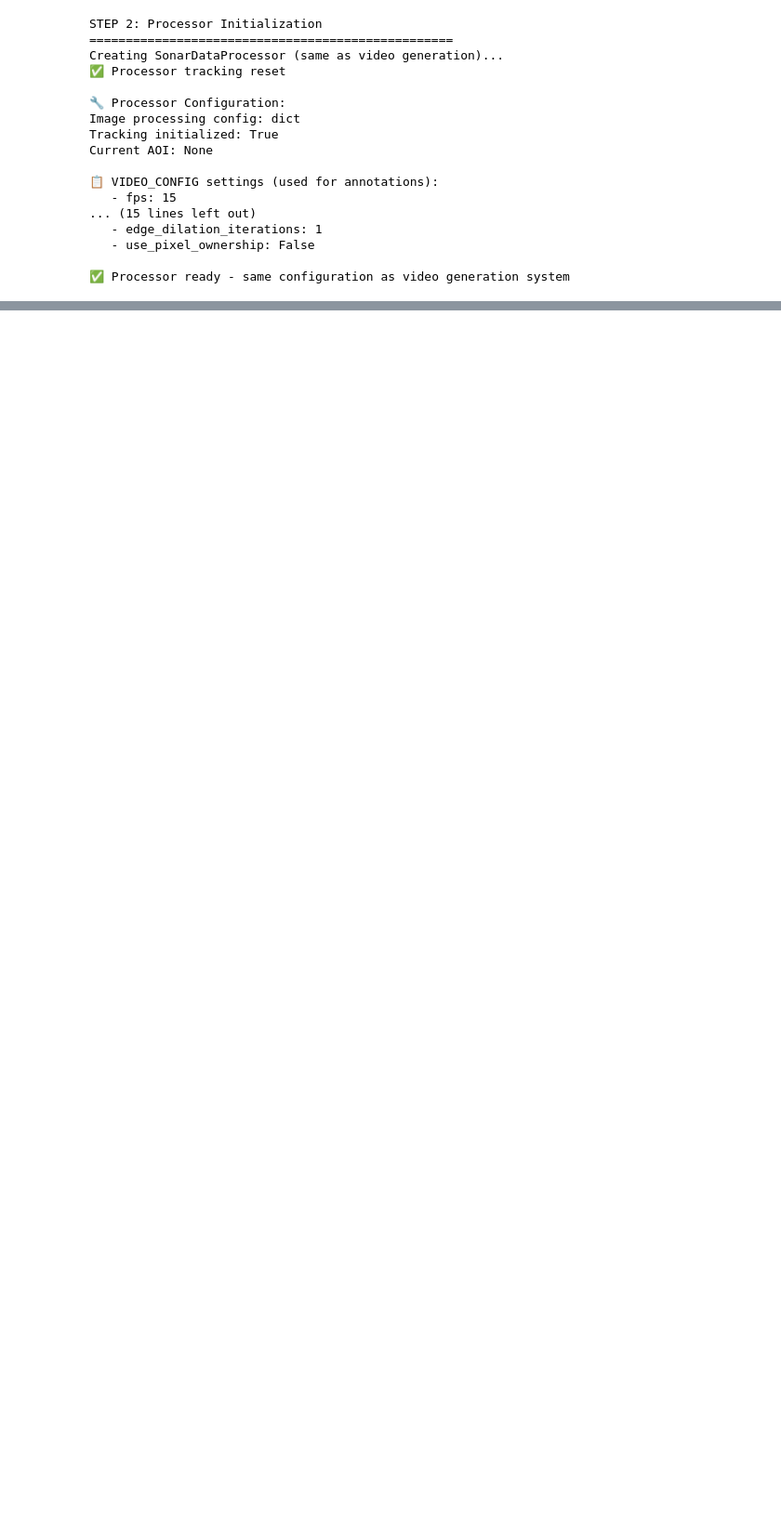
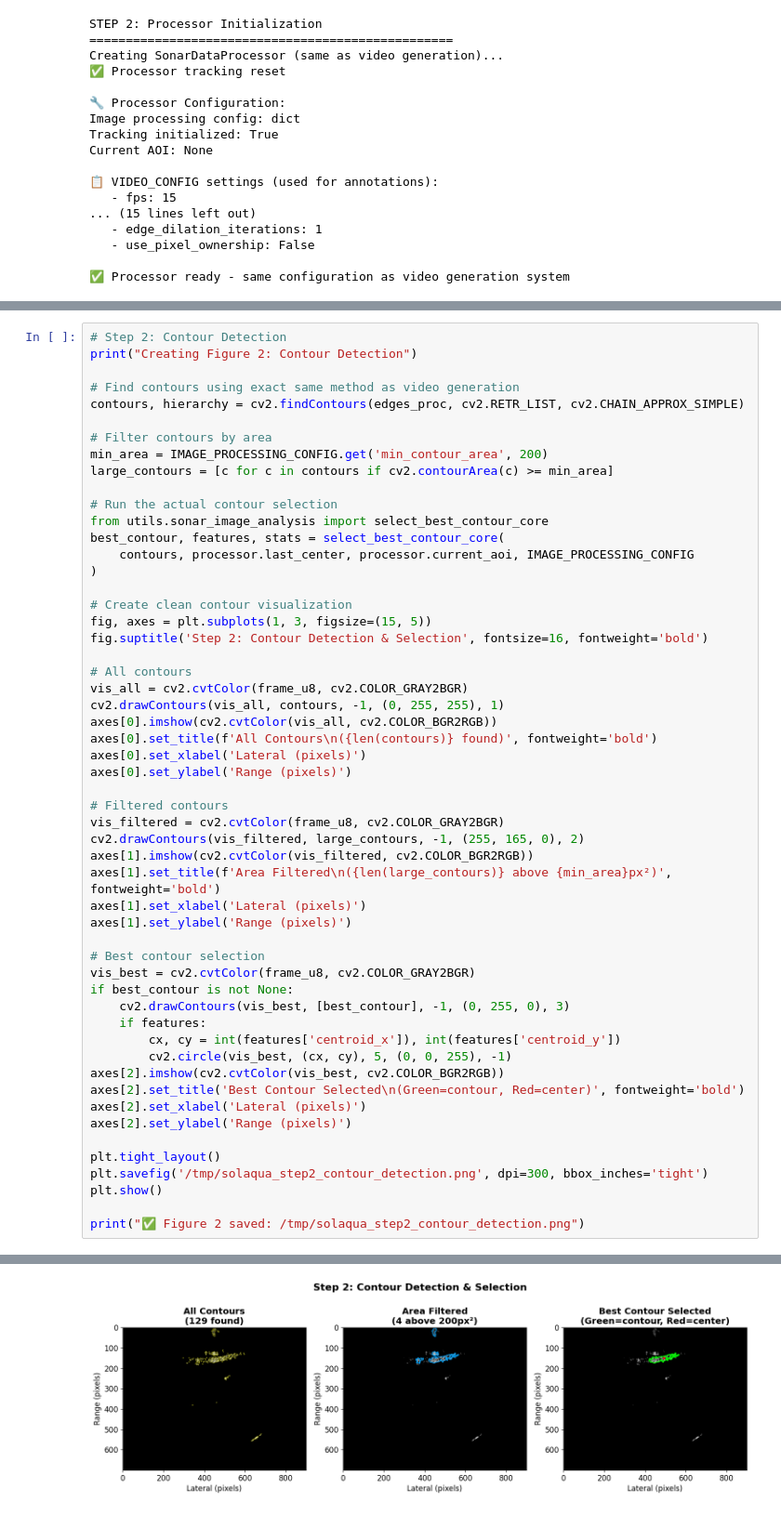
Before and after one commit to eirivarn/SonarLocalizationProject, a Jupyter notebook: 07_pipeline_visualization.ipynb, the cells around one changed output, grey strips where cells are left out. Shown at 93% size. Saved outputs shown, nothing was run; the diff lists cells and outputs as text; blank space fills up the shorter version.

```diff
--- a/07_pipeline_visualization.ipynb
+++ b/07_pipeline_visualization.ipynb
@@ -1124,0 +254,55 @@ Video saved to: demo_video.mp4
+# %%
+# Step 2: Contour Detection
+print("Creating Figure 2: Contour Detection")
+
+# Find contours using exact same method as video generation
+contours, hierarchy = cv2.findContours(edges_proc, cv2.RETR_LIST, cv2.CHAIN_APPROX_SIMPLE)
+
+# Filter contours by area
+min_area = IMAGE_PROCESSING_CONFIG.get('min_contour_area', 200)
+large_contours = [c for c in contours if cv2.contourArea(c) >= min_area]
+
+# Run the actual contour selection
+from utils.sonar_image_analysis import select_best_contour_core
+best_contour, features, stats = select_best_contour_core(
+    contours, processor.last_center, processor.current_aoi, IMAGE_PROCESSING_CONFIG
+)
+
+# Create clean contour visualization
+fig, axes = plt.subplots(1, 3, figsize=(15, 5))
+fig.suptitle('Step 2: Contour Detection & Selection', fontsize=16, fontweight='bold')
+
+# All contours
+vis_all = cv2.cvtColor(frame_u8, cv2.COLOR_GRAY2BGR)
+cv2.drawContours(vis_all, contours, -1, (0, 255, 255), 1)
+axes[0].imshow(cv2.cvtColor(vis_all, cv2.COLOR_BGR2RGB))
+axes[0].set_title(f'All Contours\n({len(contours)} found)', fontweight='bold')
+axes[0].set_xlabel('Lateral (pixels)')
+axes[0].set_ylabel('Range (pixels)')
+
+# Filtered contours
+vis_filtered = cv2.cvtColor(frame_u8, cv2.COLOR_GRAY2BGR)
+cv2.drawContours(vis_filtered, large_contours, -1, (255, 165, 0), 2)
+axes[1].imshow(cv2.cvtColor(vis_filtered, cv2.COLOR_BGR2RGB))
+axes[1].set_title(f'Area Filtered\n({len(large_contours)} above {min_area}px²)', fontweight='bold')
+axes[1].set_xlabel('Lateral (pixels)')
+axes[1].set_ylabel('Range (pixels)')
+
+# Best contour selection
+vis_best = cv2.cvtColor(frame_u8, cv2.COLOR_GRAY2BGR)
+if best_contour is not None:
+    cv2.drawContours(vis_best, [best_contour], -1, (0, 255, 0), 3)
+    if features:
+        cx, cy = int(features['centroid_x']), int(features['centroid_y'])
+        cv2.circle(vis_best, (cx, cy), 5, (0, 0, 255), -1)
+axes[2].imshow(cv2.cvtColor(vis_best, cv2.COLOR_BGR2RGB))
+axes[2].set_title('Best Contour Selected\n(Green=contour, Red=center)', fontweight='bold')
+axes[2].set_xlabel('Lateral (pixels)')
+axes[2].set_ylabel('Range (pixels)')
+
+plt.tight_layout()
+plt.savefig('/tmp/solaqua_step2_contour_detection.png', dpi=300, bbox_inches='tight')
+plt.show()
+
+print("✅ Figure 2 saved: /tmp/solaqua_step2_contour_detection.png")
+# %% [output]
@@ -1124,0 +310 @@ Video saved to: demo_video.mp4
+[figure, added]
```
Also changed, not shown: parts of 18 cells of this notebook, 3 other files.
